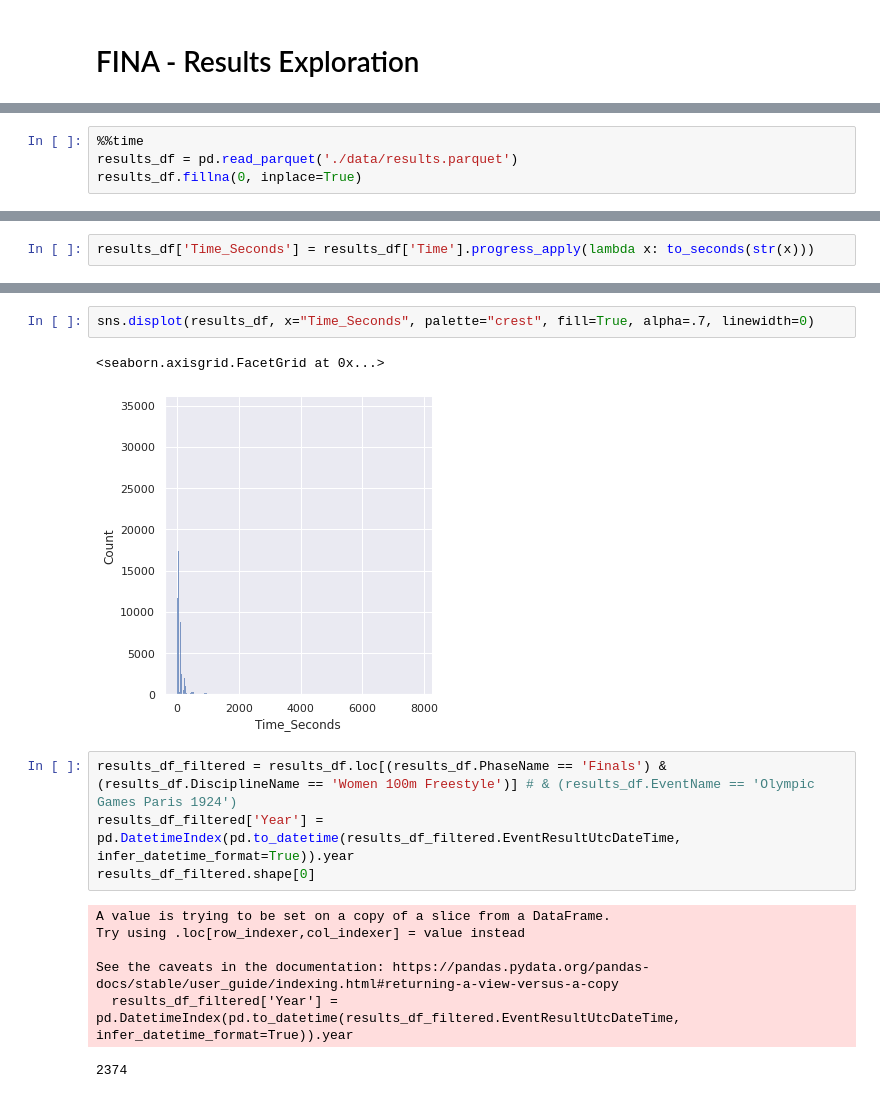
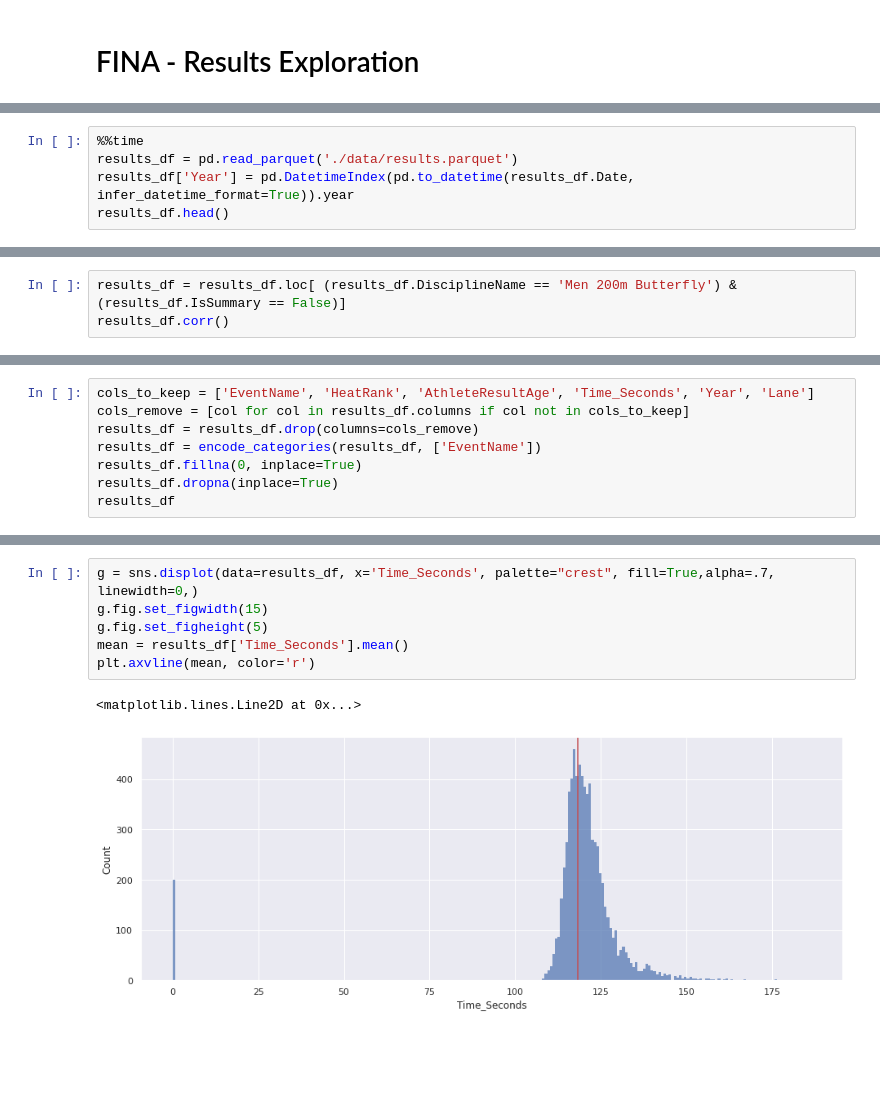
Before and after one commit to gbodra/fina-results, a Jupyter notebook: Results_Analysis.ipynb, the cells around one changed output, grey strips where cells are left out. Drawn from its saved outputs; the diff is of its cells as text; blank space fills up the shorter version.

Commit message:
Experimentacao da analise dos resultados e previsao

```diff
--- a/Results_Analysis.ipynb
+++ b/Results_Analysis.ipynb
@@ -12,5 +23,6 @@ sns.set(rc={'figure.figsize':(13,10)})
 # %%
 %%time
 results_df = pd.read_parquet('./data/results.parquet')
-results_df.fillna(0, inplace=True)
+results_df['Year'] = pd.DatetimeIndex(pd.to_datetime(results_df.Date, infer_datetime_format=True)).year
+results_df.head()
 # %% [output]
@@ -63,2 +38,3 @@ print(to_seconds('2:10:53.00'))
-# %%
-results_df['Time_Seconds'] = results_df['Time'].progress_apply(lambda x: to_seconds(str(x)))
+# %%
+results_df = results_df.loc[ (results_df.DisciplineName == 'Men 200m Butterfly') & (results_df.IsSummary == False)]
+results_df.corr()
@@ -64,0 +51,8 @@ results_df['Time_Seconds'] = results_df['Time'].progress_apply(lambda x: to_seco
+# %%
+cols_to_keep = ['EventName', 'HeatRank', 'AthleteResultAge', 'Time_Seconds', 'Year', 'Lane']
+cols_remove = [col for col in results_df.columns if col not in cols_to_keep]
+results_df = results_df.drop(columns=cols_remove)
+results_df = encode_categories(results_df, ['EventName'])
+results_df.fillna(0, inplace=True)
+results_df.dropna(inplace=True)
+results_df
@@ -75,16 +83,9 @@ results_df.head()
 # %%
-sns.displot(results_df, x="Time_Seconds", palette="crest", fill=True, alpha=.7, linewidth=0)
+g = sns.displot(data=results_df, x='Time_Seconds', palette="crest", fill=True,alpha=.7, linewidth=0,)
+g.fig.set_figwidth(15)
+g.fig.set_figheight(5)
+mean = results_df['Time_Seconds'].mean()
+plt.axvline(mean, color='r')
 # %% [output]
-<seaborn.axisgrid.FacetGrid at 0x...>
+<matplotlib.lines.Line2D at 0x...>
-[figure, old version]
+[figure, new version]
-# %%
-results_df_filtered = results_df.loc[(results_df.PhaseName == 'Finals') & (results_df.DisciplineName == 'Women 100m Freestyle')] # & (results_df.EventName == 'Olympic Games Paris 1924')
-results_df_filtered['Year'] = pd.DatetimeIndex(pd.to_datetime(results_df_filtered.EventResultUtcDateTime, infer_datetime_format=True)).year
-results_df_filtered.shape[0]
-# %% [output]
-A value is trying to be set on a copy of a slice from a DataFrame.
-Try using .loc[row_indexer,col_indexer] = value instead
-
-See the caveats in the documentation: https://pandas.pydata.org/pandas-docs/stable/user_guide/indexing.html#returning-a-view-versus-a-copy
-  results_df_filtered['Year'] = pd.DatetimeIndex(pd.to_datetime(results_df_filtered.EventResultUtcDateTime, infer_datetime_format=True)).year
-2374
```
Also changed, not shown: parts of 27 cells of this notebook, 4 other files.
